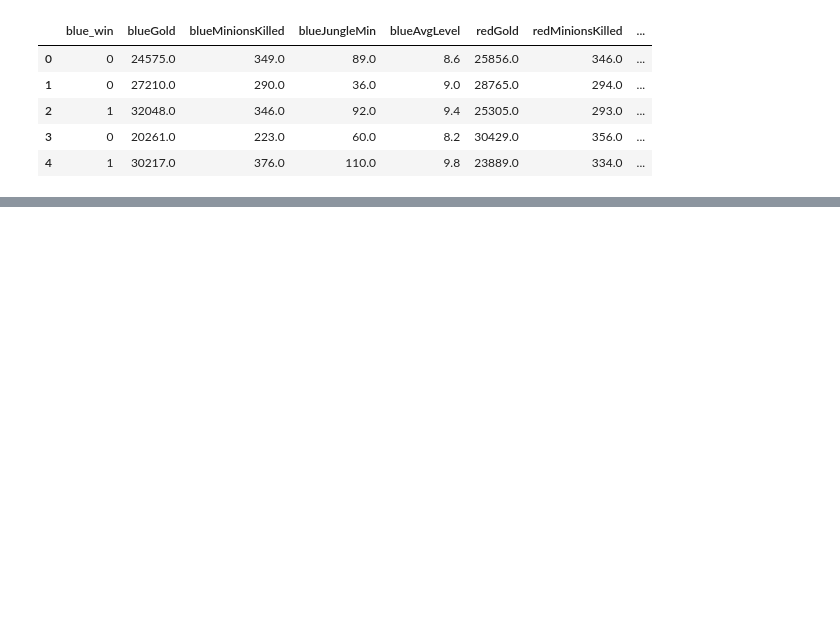
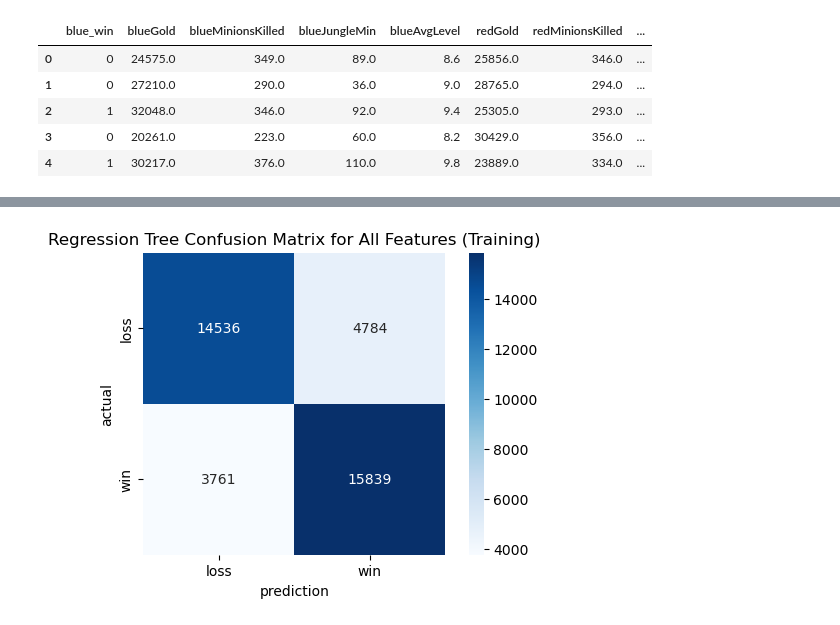
Before and after one commit to ajstake/League_Classification, a Jupyter notebook: League_Model_Building.ipynb, the cells around one changed output, grey strips where cells are left out. Saved outputs shown, nothing was run; the diff lists cells and outputs as text; code cells hidden in the pictures; blank space fills up the shorter version.

```diff
--- a/League_Model_Building.ipynb
+++ b/League_Model_Building.ipynb
@@ -20,0 +86,2 @@ league_df.head()
+# %%
+tree_confuse = confusion_matrix(y_train, tree_grid.predict(X_train))
@@ -20,0 +181,12 @@ league_df.head()
+# %%
+plt.figure(dpi=100);
+sns.heatmap(tree_confuse, cmap=plt.cm.Blues, annot=True, square=True, fmt='d',
+           xticklabels=['loss', 'win'],
+           yticklabels=['loss', 'win']);
+plt.xlabel('prediction');
+plt.ylabel('actual');
+plt.title('Regression Tree Confusion Matrix for All Features (Training)');
+plt.savefig('figures/tree_confusion_matrix_train.svg', bbox_inches = 'tight')
+plt.savefig('figures/tree_confusion_matrix_train.png', bbox_inches = 'tight')
+# %% [output]
+[figure, added]
```
Also changed, not shown: parts of 31 cells of this notebook, 5 other files.
